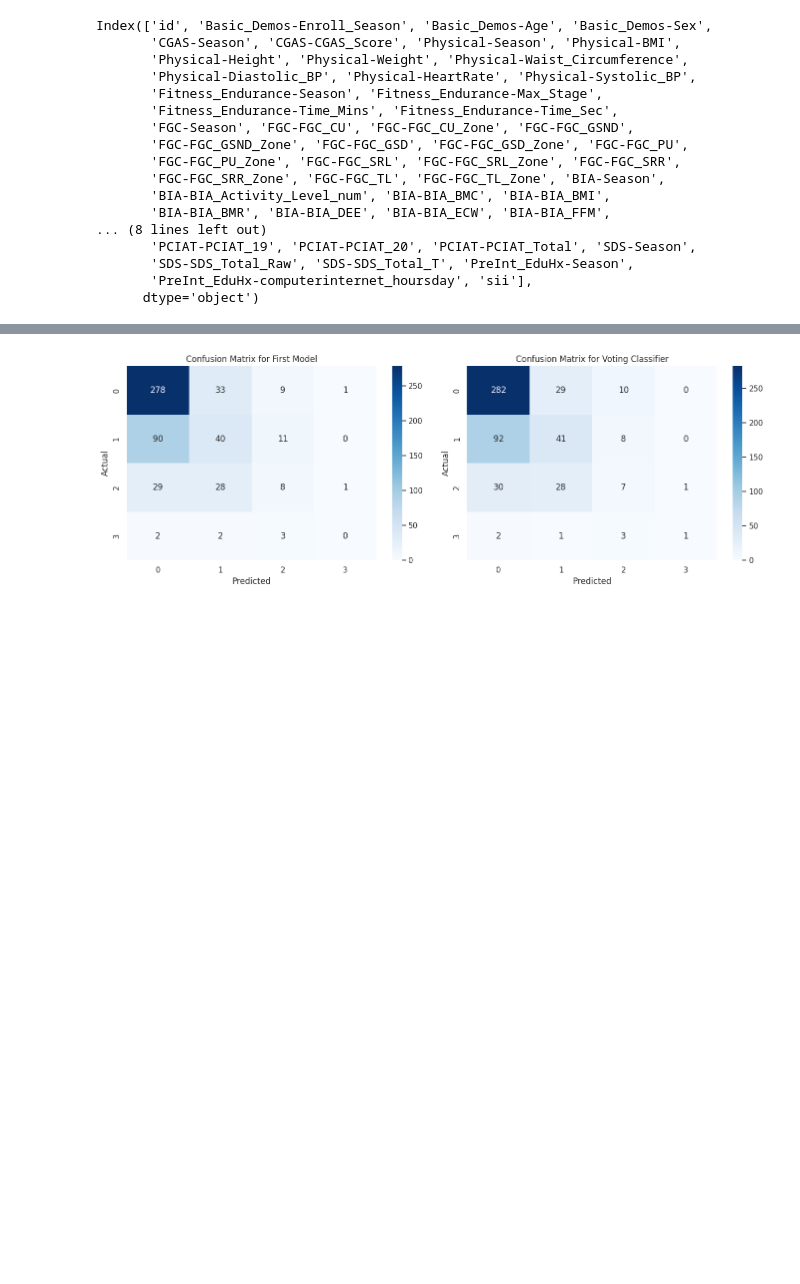
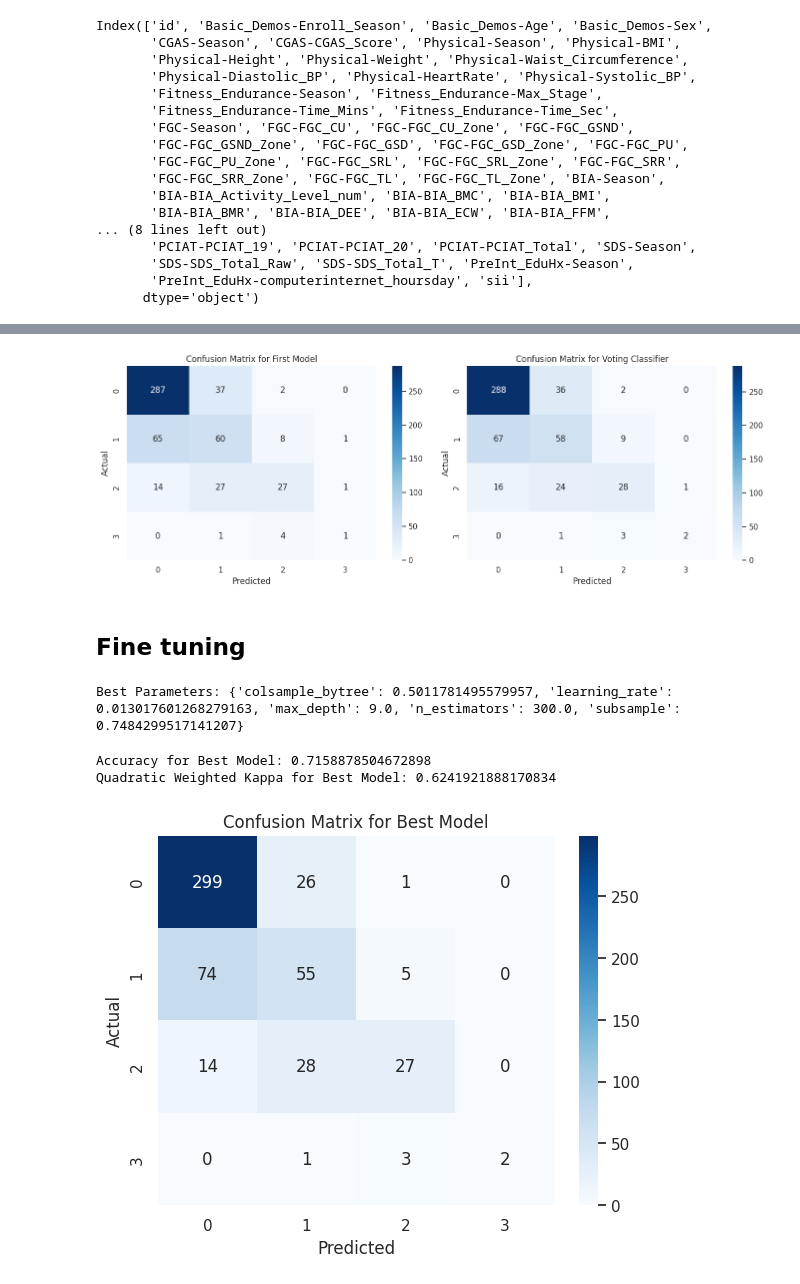
Before and after one commit to VZjunyang/Child-Mind-Institute-Competition, a Jupyter notebook: research/first_model.ipynb, the cells around one changed output, grey strips where cells are left out. Drawn from its saved outputs; the diff is of its cells as text; code cells hidden in the pictures; blank space fills up the shorter version.

Commit message:
incorporating hyperopt for finetuning

```diff
--- a/research/first_model.ipynb
+++ b/research/first_model.ipynb
@@ -10,7 +10,8 @@ import xgboost as xgb
 warnings.filterwarnings("ignore")
 sns.set(style="whitegrid")
 # %%
-train = pd.read_csv('../data/train.csv')
+# train = pd.read_csv('../data/train.csv')
+train = pd.read_csv('../data/imputed_train.csv')
 test = pd.read_csv('../data/test.csv')
 data_dict = pd.read_csv('../data/data_dictionary.csv')
 # %%
@@ -116,7 +114,7 @@ def quadratic_weighted_kappa(rater_a, rater_b, min_rating=None, max_rating=None)
         min_rating = min(min(rater_a), min(rater_b))
     if max_rating is None:
         max_rating = max(max(rater_a), max(rater_b))
-    conf_mat = confusion_matrix(rater_a, rater_b, min_rating, max_rating)
+    conf_mat = confusion_matrix_(rater_a, rater_b, min_rating, max_rating)
     num_scored_items = float(conf_mat.sum())
     num_ratings = float(len(conf_mat))
     hist_rater_a = histogram(rater_a, min_rating, max_rating)
@@ -132,7 +130,7 @@ def quadratic_weighted_kappa(rater_a, rater_b, min_rating=None, max_rating=None)
             denominator += d * expected_count / num_scored_items
     return 1.0 - numerator / denominator
 
-def confusion_matrix(rater_a, rater_b, min_rating=None, max_rating=None):
+def confusion_matrix_(rater_a, rater_b, min_rating=None, max_rating=None):
     assert(len(rater_a) == len(rater_b))
     if min_rating is None:
         min_rating = min(min(rater_a), min(rater_b))
@@ -184,4 +182,74 @@ axes[1].set_ylabel('Actual')
 plt.tight_layout()
 plt.show()
 # %% [output]
-[figure, old version]
+[figure, new version]
+# %% [markdown]
+## Fine tuning
+# %%
+from hyperopt import fmin, tpe, hp, STATUS_OK, Trials
+
+search_space = {
+    'max_depth': hp.quniform('max_depth', 3, 10, 1),
+    'learning_rate': hp.loguniform('learning_rate', np.log(0.01), np.log(0.2)),
+    'n_estimators': hp.quniform('n_estimators', 50, 500, 10),
+    'subsample': hp.uniform('subsample', 0.5, 1),
+    'colsample_bytree': hp.uniform('colsample_bytree', 0.5, 1),
+}
+
+def objective(params):
+
+    params['max_depth'] = int(params['max_depth'])
+    params['n_estimators'] = int(params['n_estimators'])
+    model = xgb.XGBClassifier(**params)
+    model.fit(x_train.to_numpy(), y_train.to_numpy())
+    y_pred = model.predict(x_test.to_numpy())
+    score = quadratic_weighted_kappa(y_test, y_pred)
+    return {'loss': -score, 'status': STATUS_OK}
+
+trials = Trials()
+
+best_params = fmin(
+    fn=objective,  # Objective function
+    space=search_space,  # Hyperparameter search space
+    algo=tpe.suggest,  # Tree-structured Parzen Estimator
+    max_evals=50,  # Number of iterations
+    trials=trials,  # Store trial results
+    rstate=np.random.default_rng(42)  # For reproducibility
+)
+
+print("Best Parameters:", best_params)
+# %% [output]
+Best Parameters: {'colsample_bytree': 0.5011781495579957, 'learning_rate': 0.013017601268279163, 'max_depth': 9.0, 'n_estimators': 300.0, 'subsample': 0.7484299517141207}
+# %%
+# Initialize the model
+best_params['max_depth'] = int(best_params['max_depth'])
+best_params['n_estimators'] = int(best_params['n_estimators'])
+
+best_model = xgb.XGBClassifier(**best_params)
+
+# Fit the model
+best_model.fit(x_train.to_numpy(), y_train.to_numpy())
+
+# Predict on the test set
+y_pred_best = best_model.predict(x_test.to_numpy())
+
+# Calculate accuracy
+accuracy_best = accuracy_score(y_test, y_pred_best)
+print(f"Accuracy for Best Model: {accuracy_best}")
+
+# Weighted kappa
+print(f"Quadratic Weighted Kappa for Best Model: {quadratic_weighted_kappa(y_test, y_pred_best)}")
+
+# Compute confusion matrix
+cm_best_model = confusion_matrix(y_test, y_pred_best)
+
+# Plot confusion matrix
+sns.heatmap(cm_best_model, annot=True, fmt='d', cmap='Blues')
+plt.title('Confusion Matrix for Best Model')
+plt.xlabel('Predicted')
+plt.ylabel('Actual')
+plt.show()
+# %% [output]
+Accuracy for Best Model: 0.7158878504672898
+Quadratic Weighted Kappa for Best Model: 0.6241921888170834
+[figure, added]
```
Also changed, not shown: parts of 2 cells of this notebook, 2 other files.
